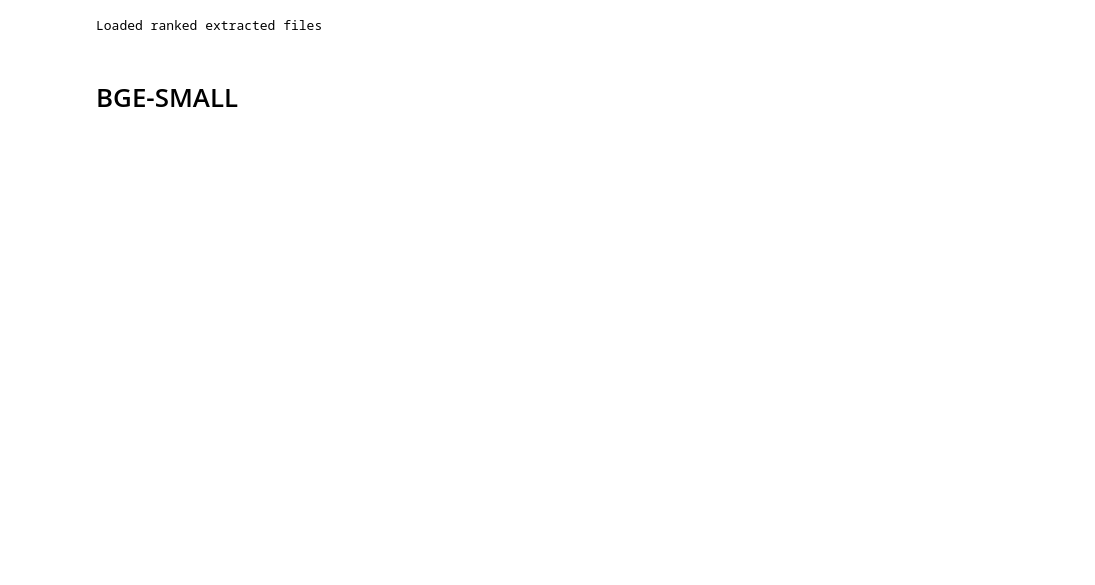
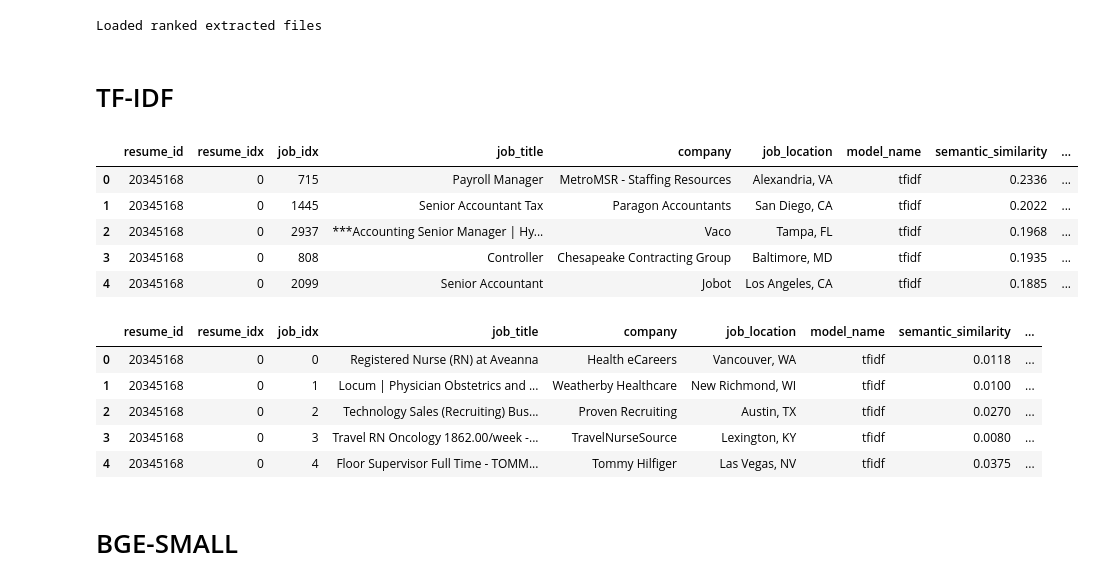
Before and after one commit to yukkigu/resume-job-matcher, a Jupyter notebook: notebooks/score.ipynb, the cells around one changed output. Cells and saved outputs as stored; diff of their text form; code cells hidden in the pictures; blank space fills up the shorter version.

```diff
--- a/notebooks/score.ipynb
+++ b/notebooks/score.ipynb
@@ -30,6 +30,32 @@ job_out = pd.read_csv(job_ranked_path)
 print("Loaded ranked extracted files")
 # %% [output]
 Loaded ranked extracted files
+# %% [markdown]
+# TF-IDF
+# %%
+embedder = "tfidf"
+
+model_pairs_df, model_topk_df = compute_text_pairs_and_topk(
+    resume_df=resume_out,
+    job_df=job_out,
+    model_name=embedder,
+)
+# %%
+display(model_topk_df.head())
+display(model_pairs_df.head())
+# %% [output]
+|  | resume_id | resume_idx | job_idx | job_title | company | job_location | model_name | semantic_similarity | ... |
+| 0 | 20345168 | 0 | 715 | Payroll Manager | MetroMSR - Staffing Resources | Alexandria, VA | tfidf | 0.2336 | ... |
+| 1 | 20345168 | 0 | 1445 | Senior Accountant Tax | Paragon Accountants | San Diego, CA | tfidf | 0.2022 | ... |
+| 2 | 20345168 | 0 | 2937 | ***Accounting Senior Manager | Hy... | Vaco | Tampa, FL | tfidf | 0.1968 | ... |
+| 3 | 20345168 | 0 | 808 | Controller | Chesapeake Contracting Group | Baltimore, MD | tfidf | 0.1935 | ... |
+| 4 | 20345168 | 0 | 2099 | Senior Accountant | Jobot | Los Angeles, CA | tfidf | 0.1885 | ... |
+|  | resume_id | resume_idx | job_idx | job_title | company | job_location | model_name | semantic_similarity | ... |
+| 0 | 20345168 | 0 | 0 | Registered Nurse (RN) at Aveanna | Health eCareers | Vancouver, WA | tfidf | 0.0118 | ... |
+| 1 | 20345168 | 0 | 1 | Locum | Physician Obstetrics and ... | Weatherby Healthcare | New Richmond, WI | tfidf | 0.0100 | ... |
+| 2 | 20345168 | 0 | 2 | Technology Sales (Recruiting) Bus... | Proven Recruiting | Austin, TX | tfidf | 0.0270 | ... |
+| 3 | 20345168 | 0 | 3 | Travel RN Oncology 1862.00/week -... | TravelNurseSource | Lexington, KY | tfidf | 0.0080 | ... |
+| 4 | 20345168 | 0 | 4 | Floor Supervisor Full Time - TOMM... | Tommy Hilfiger | Las Vegas, NV | tfidf | 0.0375 | ... |
 # %% [markdown]
 # BGE-SMALL
 # %%
```
Also changed, not shown: parts of 6 cells of this notebook.
